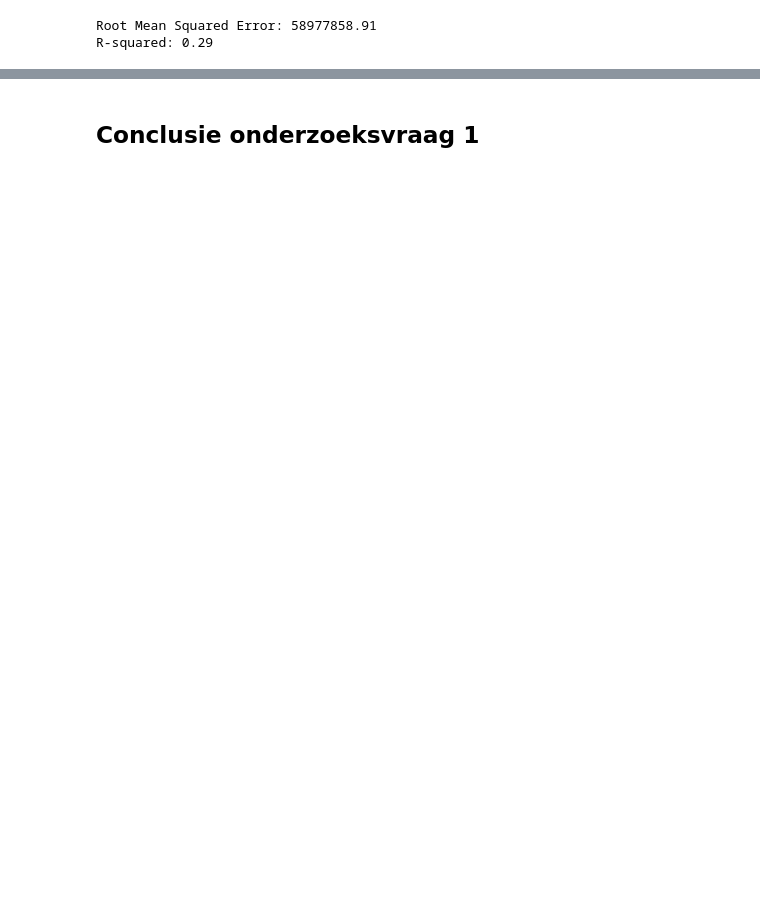
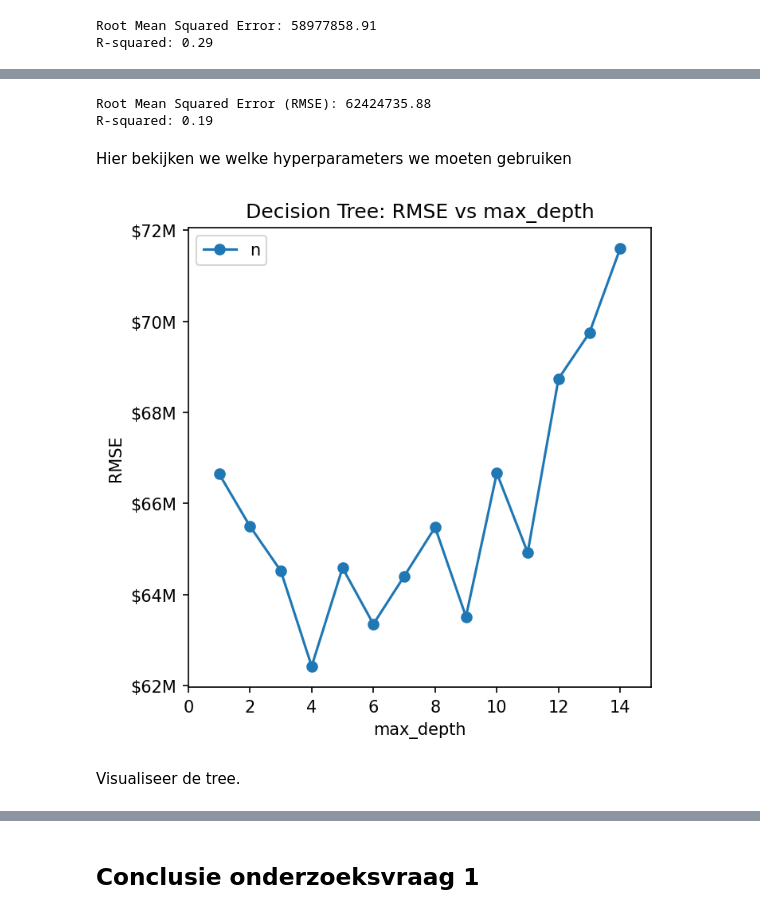
Before and after one commit to Pimdw/CM_CASUS, a Jupyter notebook: main.ipynb, the cells around one changed output, grey strips where cells are left out. Drawn from its saved outputs; the diff is of its cells as text; code cells hidden in the pictures; blank space fills up the shorter version.

```diff
--- a/main.ipynb
+++ b/main.ipynb
@@ -726,0 +730,69 @@ print(f"R-squared: {r2:.2f}")
+# %%
+from sklearn.tree import DecisionTreeRegressor
+
+# Data splitsen in train en test sets
+X_train, X_test, y_train, y_test = train_test_split(df[featureVariables], df[targetVariable], test_size=0.2, random_state=42)
+
+# Decision Tree Regressor initialiseren en trainen
+tree_regressor = DecisionTreeRegressor(max_depth=4,random_state=42)
+tree_regressor.fit(X_train, y_train)
+
+# Voorspellingen doen op de test set
+y_pred = tree_regressor.predict(X_test)
+
+# Evaluatie van het model
+mse = mean_squared_error(y_test, y_pred)
+rmse = mse ** 0.5
+print(f"Root Mean Squared Error (RMSE): {rmse:.2f}")
+
+# Bereken de R^2 score voor het KNN model
+r2 = r2_score(y_test, y_pred)
+print(f"R-squared: {r2:.2f}")
+# %% [output]
+Root Mean Squared Error (RMSE): 62424735.88
+R-squared: 0.19
+# %% [markdown]
+Hier bekijken we welke hyperparameters we moeten gebruiken
+# %%
+data = []
+
+max_depth = 15
+
+for i in range(1, max_depth):
+    # DTR met alle max_depths
+    tree = DecisionTreeRegressor(max_depth=i, random_state=42)
+
+    # Fitten met niet gescalede data
+    tree.fit(X_train, y_train)
+
+    # Bereken de voorspellingen
+    y_pred = tree.predict(X_test)
+
+    # Bereken de RMSE
+    tree_score = mean_squared_error(y_test, y_pred, squared=False)
+
+    data.append([i, tree_score])
+
+df_tree = pd.DataFrame(data, columns=['max_depth', 'RMSE'])
+
+# Plotten van de resultaten
+fig = plt.figure(figsize=(5, 5), dpi=150)
+ax = plt.axes()
+
+# Instellen van de plotlimieten en labels
+ax.set(xlim=(0, max_depth),
+       xlabel='max_depth',
+       ylabel='RMSE',
+       title='Decision Tree: RMSE vs max_depth')
+
+ax.plot(df_tree['max_depth'], df_tree['RMSE'], '-o')
+
+ax.yaxis.set_major_formatter(FuncFormatter(fn.euro_formatter))
+
+ax.legend(['n'])
+
+plt.show()
+# %% [output]
+[figure, added]
+# %% [markdown]
+Visualiseer de tree.
```
Also changed, not shown: parts of 59 cells of this notebook.
